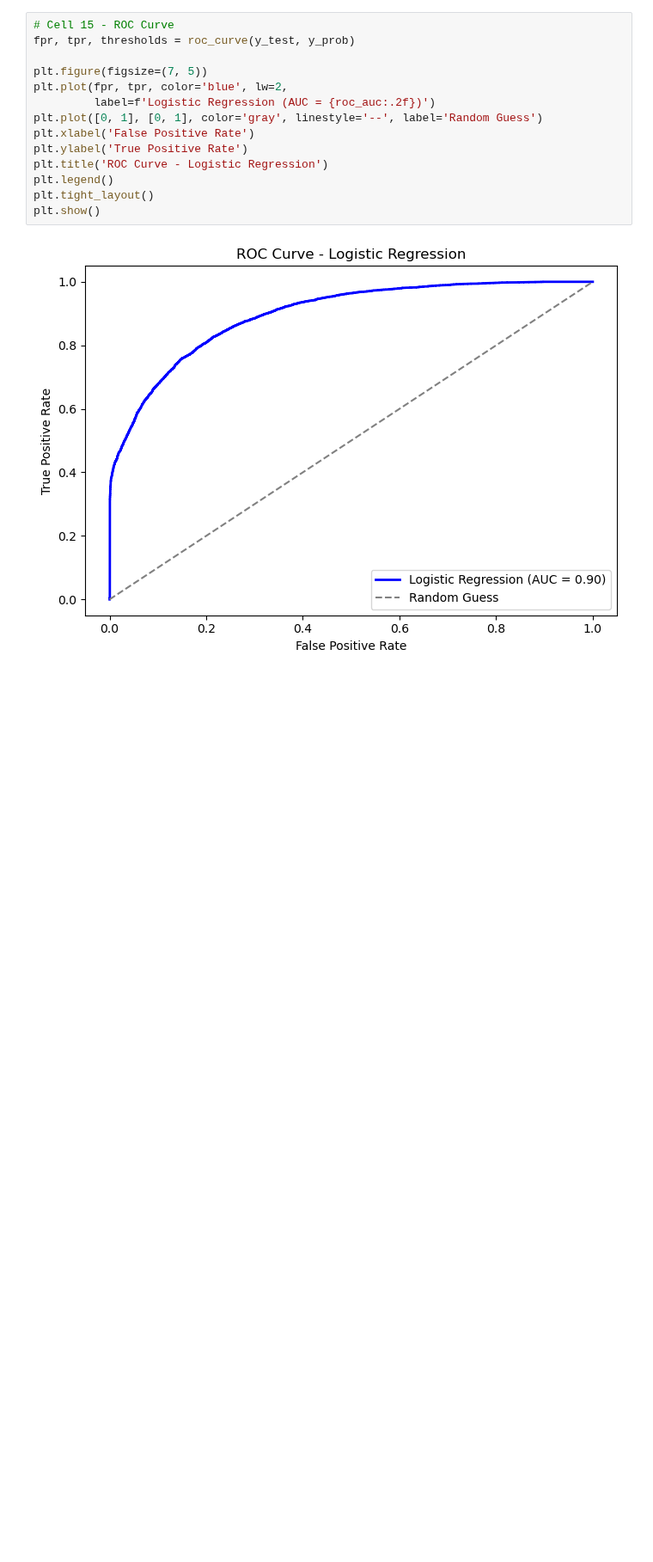
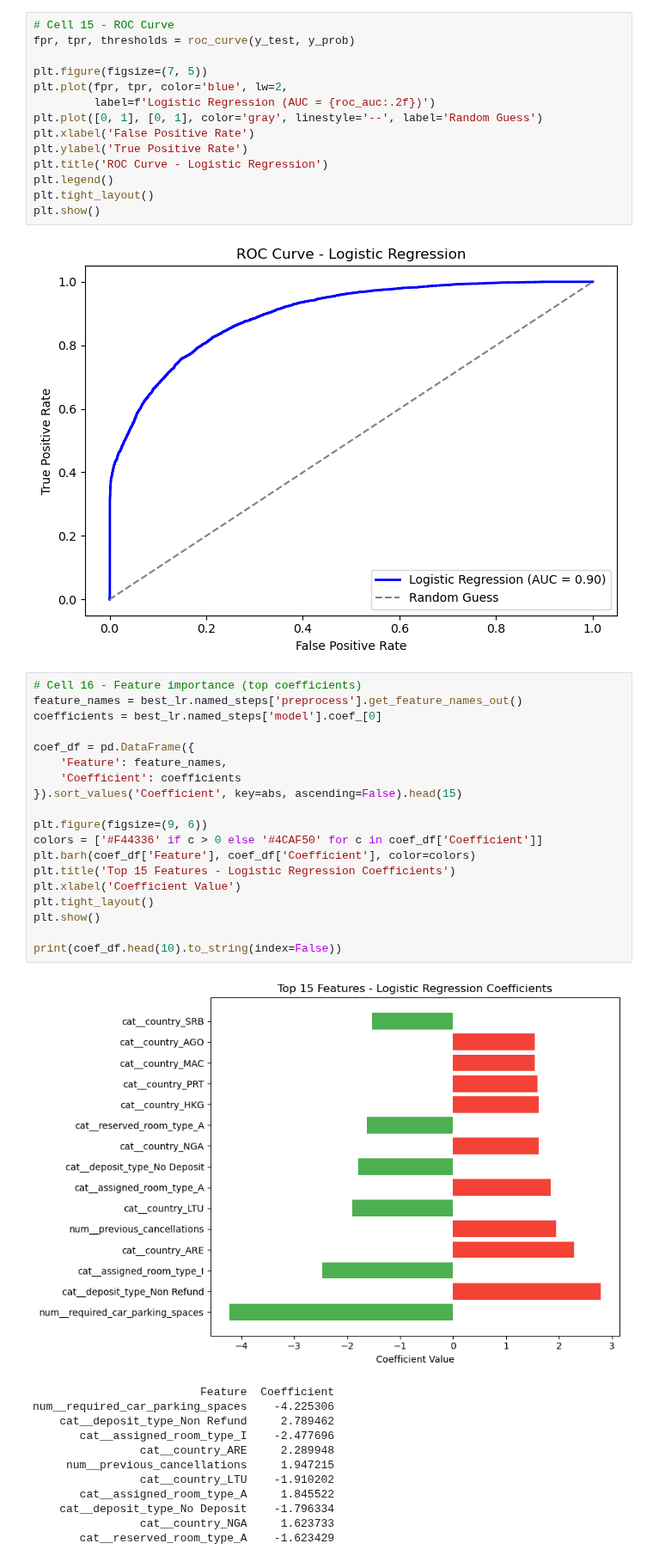
Before and after one commit to Eranga999/ML_Group_Assigment, a Jupyter notebook: Logistic_Regression_IT22253644.ipynb, the cells around one changed output. Shown at 86% size. Drawn from its saved outputs; the diff is of its cells as text; blank space fills up the shorter version.

Commit message:
Plot top feature coefficients

```diff
--- a/Logistic_Regression_IT22253644.ipynb
+++ b/Logistic_Regression_IT22253644.ipynb
@@ -344,3 +344,35 @@ plt.tight_layout()
 plt.show()
 # %% [output]
 [figure]
+# %%
+# Cell 16 - Feature importance (top coefficients)
+feature_names = best_lr.named_steps['preprocess'].get_feature_names_out()
+coefficients = best_lr.named_steps['model'].coef_[0]
+
+coef_df = pd.DataFrame({
+    'Feature': feature_names,
+    'Coefficient': coefficients
+}).sort_values('Coefficient', key=abs, ascending=False).head(15)
+
+plt.figure(figsize=(9, 6))
+colors = ['#F44336' if c > 0 else '#4CAF50' for c in coef_df['Coefficient']]
+plt.barh(coef_df['Feature'], coef_df['Coefficient'], color=colors)
+plt.title('Top 15 Features - Logistic Regression Coefficients')
+plt.xlabel('Coefficient Value')
+plt.tight_layout()
+plt.show()
+
+print(coef_df.head(10).to_string(index=False))
+# %% [output]
+[figure, added]
+                         Feature  Coefficient
+num__required_car_parking_spaces    -4.225306
+    cat__deposit_type_Non Refund     2.789462
+       cat__assigned_room_type_I    -2.477696
+                cat__country_ARE     2.289948
+     num__previous_cancellations     1.947215
+                cat__country_LTU    -1.910202
+       cat__assigned_room_type_A     1.845522
+    cat__deposit_type_No Deposit    -1.796334
+                cat__country_NGA     1.623733
+       cat__reserved_room_type_A    -1.623429
```
